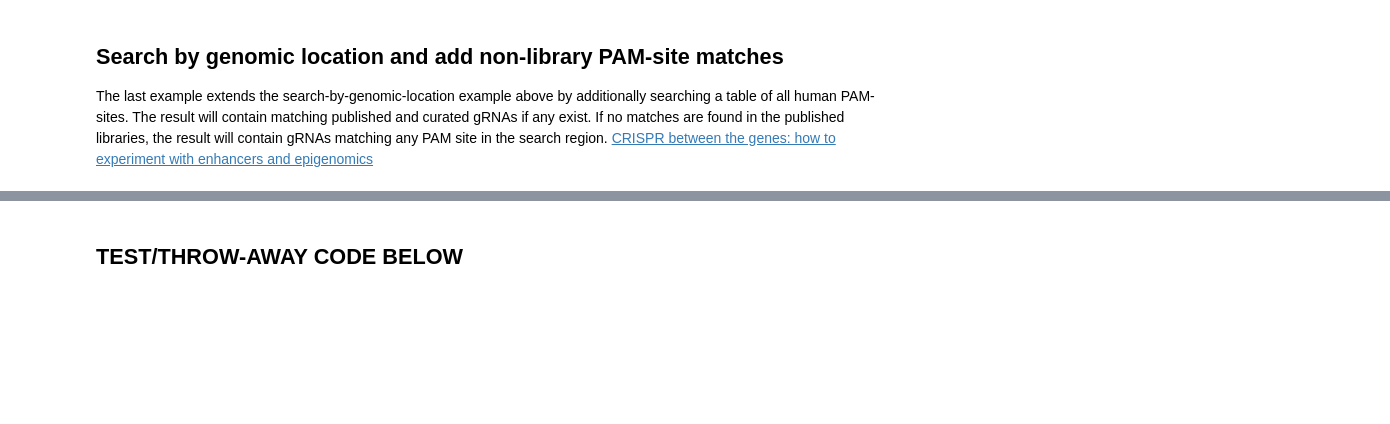
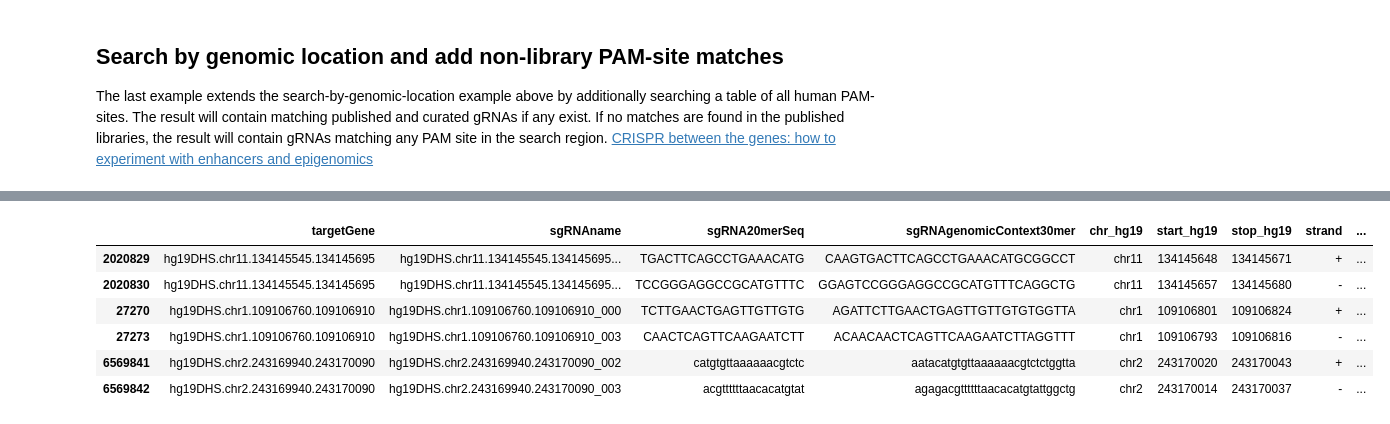
Before and after one commit to DanWebster/crispr_screen_sgRNAs, a Jupyter notebook: GRNA Designer.ipynb, the cells around one changed output, grey strips where cells are left out. Saved outputs shown, nothing was run; the diff lists cells and outputs as text; code cells hidden in the pictures; blank space fills up the shorter version.

```diff
--- a/GRNA Designer.ipynb
+++ b/GRNA Designer.ipynb
@@ -104,21 +141,26 @@ searchloc
 # %%
-pams_chrs = pams.groupby('Chromosome')
+pams_chrs = pams.groupby('chr_hg19')
 # %%
 matches = []
 for idx, a_row in searchloc.iterrows():
     chr_grp = crispr_chrs.get_group(a_row['chr'])
     a_match = chr_grp.loc[(chr_grp['start_hg19'] < a_row['stop'])
                                   & ((a_row['start'] <= chr_grp['stop_hg19']))]
     if len(a_match.index) > 0:
         matches.append(a_match)
     else:
         pam_grp = pams_chrs.get_group(a_row['chr'])
-        pam_match = pam_grp.loc[(pam_grp['start'] < a_row['stop'])
-                                  & ((a_row['start'] <= pam_grp['stop']))]
+        pam_match = pam_grp.loc[(pam_grp['start_hg19'] < a_row['stop'])
+                                  & ((a_row['start'] <= pam_grp['stop_hg19']))]
         if len(pam_match.index) > 0:
             matches.append(pam_match)
 allmatches = pd.concat(matches)
 allmatches
+# %% [output]
+|  | targetGene | sgRNAname | sgRNA20merSeq | sgRNAgenomicContext30mer | chr_hg19 | start_hg19 | stop_hg19 | strand | ... |
+| 2020829 | hg19DHS.chr11.134145545.134145695 | hg19DHS.chr11.134145545.134145695... | TGACTTCAGCCTGAAACATG | CAAGTGACTTCAGCCTGAAACATGCGGCCT | chr11 | 134145648 | 134145671 | + | ... |
+| 2020830 | hg19DHS.chr11.134145545.134145695 | hg19DHS.chr11.134145545.134145695... | TCCGGGAGGCCGCATGTTTC | GGAGTCCGGGAGGCCGCATGTTTCAGGCTG | chr11 | 134145657 | 134145680 | - | ... |
+| 27270 | hg19DHS.chr1.109106760.109106910 | hg19DHS.chr1.109106760.109106910_000 | TCTTGAACTGAGTTGTTGTG | AGATTCTTGAACTGAGTTGTTGTGTGGTTA | chr1 | 109106801 | 109106824 | + | ... |
+| 27273 | hg19DHS.chr1.109106760.109106910 | hg19DHS.chr1.109106760.109106910_003 | CAACTCAGTTCAAGAATCTT | ACAACAACTCAGTTCAAGAATCTTAGGTTT | chr1 | 109106793 | 109106816 | - | ... |
+| 6569841 | hg19DHS.chr2.243169940.243170090 | hg19DHS.chr2.243169940.243170090_002 | catgtgttaaaaaacgtctc | aatacatgtgttaaaaaacgtctctggtta | chr2 | 243170020 | 243170043 | + | ... |
+| 6569842 | hg19DHS.chr2.243169940.243170090 | hg19DHS.chr2.243169940.243170090_003 | acgttttttaacacatgtat | agagacgttttttaacacatgtattggctg | chr2 | 243170014 | 243170037 | - | ... |
-# %% [markdown]
-TEST/THROW-AWAY CODE BELOW
---------------
```
Also changed, not shown: parts of 10 cells of this notebook.
